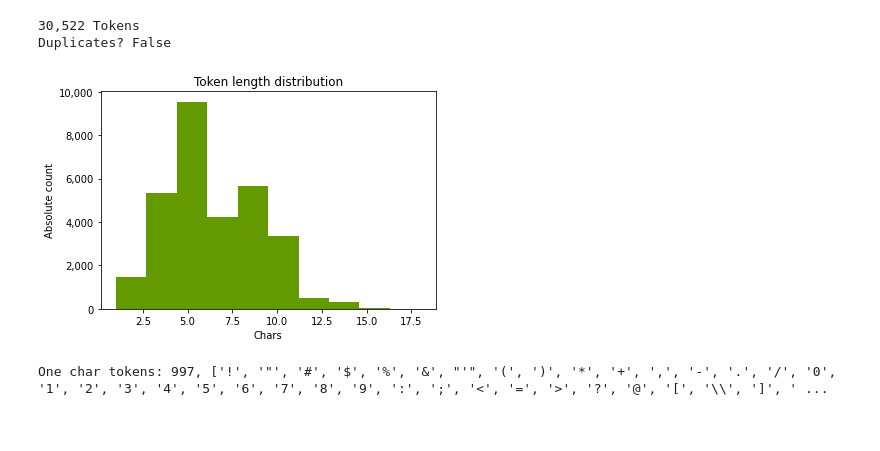
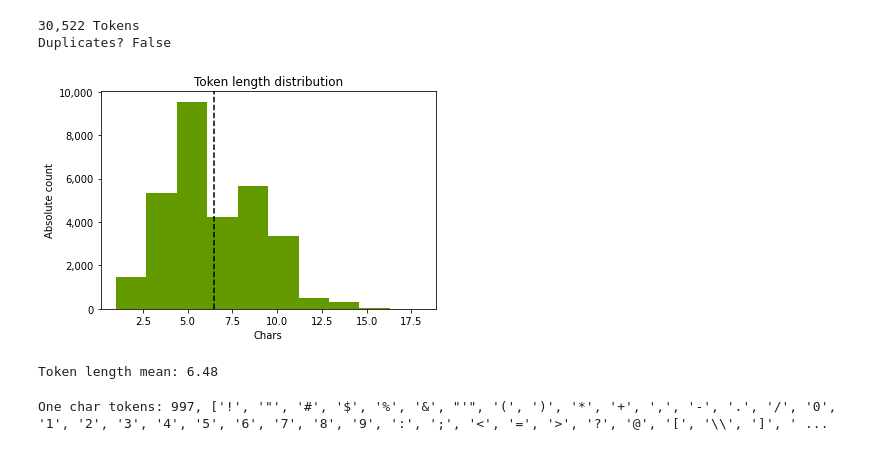
Before and after one commit to stephan-strate/sentiment-fine-foods, a Jupyter notebook: bert_vocabulary_analysis.ipynb, the cells around one changed output. Saved outputs shown, nothing was run; the diff lists cells and outputs as text; code cells hidden in the pictures.

Commit message:
added mean line to token distribution plot

```diff
--- a/bert_vocabulary_analysis.ipynb
+++ b/bert_vocabulary_analysis.ipynb
@@ -27,16 +27,23 @@ print("Duplicates? " + str(len(set(vocab)) != len(vocab)))
 30,522 Tokens
 Duplicates? False
 # %%
+from statistics import mean
+
 plt.title("Token length distribution")
 plt.xlabel("Chars")
 plt.ylabel("Absolute count")
-plt.hist(list(map(lambda x: len(x), vocab)), color=TU_GREEN)
+lengths = list(map(lambda x: len(x), vocab))
+plt.hist(lengths, color=TU_GREEN)
+plt.axvline(mean(lengths), color="k", linestyle="dashed")
 ax = plt.gca()
 ax.yaxis.set_major_formatter(mpl.ticker.StrMethodFormatter('{x:,.0f}'))
 plt.savefig("images/vocab_token_length_distribution.pdf")
 plt.show()
+
+print("Token length mean: {:,.2f}".format(mean(lengths)))
 # %% [output]
-[figure, old version]
+[figure, new version]
+Token length mean: 6.48
 # %%
 one_char_tokens = list(filter(lambda x: len(x) == 1, vocab))
 print("One char tokens: {:,}, {}".format(len(one_char_tokens), str(one_char_tokens)))
```
